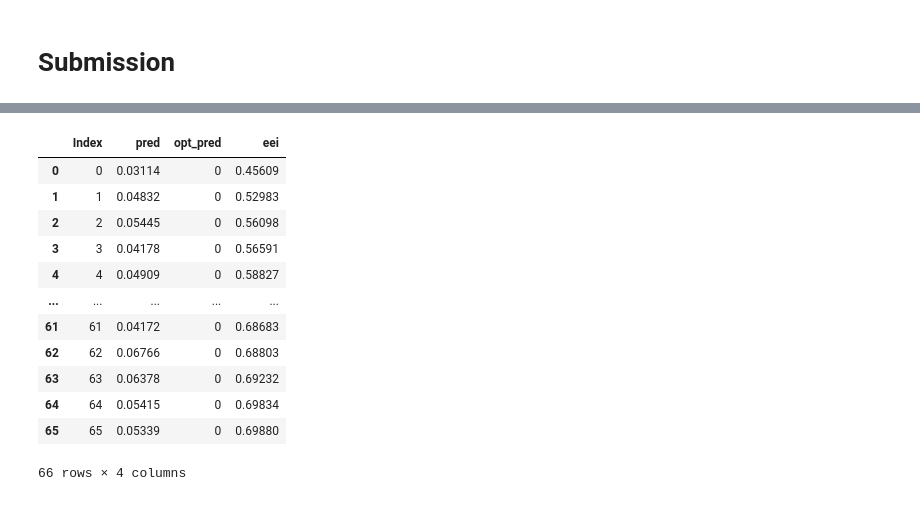
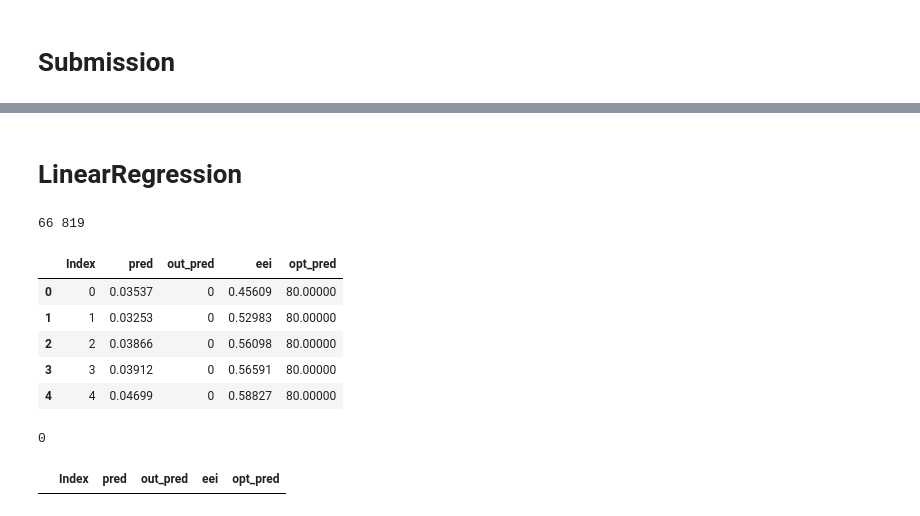
Before and after one commit to daniiomir/prohack_mckinsey_2020, a Jupyter notebook: prohack_solution.ipynb, the cells around one changed output, grey strips where cells are left out. Saved outputs shown, nothing was run; the diff lists cells and outputs as text; code cells hidden in the pictures.

```diff
--- a/prohack_solution.ipynb
+++ b/prohack_solution.ipynb
@@ -332,6 +334,12 @@ Hercules Dwarf
 for i in new_test_galaxy:
     full_test[i] = 0
     scaled_test[i] = 0
+# %%
+full_train = full_train.reindex(sorted(full_train.columns), axis=1)
+full_test = full_test.reindex(sorted(full_test.columns), axis=1)
+
+scaled_train = scaled_train.reindex(sorted(scaled_train.columns), axis=1)
+scaled_test = scaled_test.reindex(sorted(scaled_test.columns), axis=1)
 # %%
 scaled_train
 # %% [output]
@@ -572,25 +560,36 @@ sub.head()
+# %% [markdown]
+# LinearRegression
 # %%
-n_low_eei = sub.loc[sub.eei < 0.7].shape[0]
-n_high_eei = sub.loc[sub.eei >= 0.7].shape[0]
-print(n_low_eei, n_high_eei)
-sub.loc[sub.eei < 0.7, 'opt_pred'] = 99 # 66*99 = 6534 - >10%, <100 each
-sub.loc[sub.eei >= 0.7, 'opt_pred'] = (50000-6534) / n_high_eei # The rest to high eei gs
-# Leaving 5k zillion whatsits to the admin
-sub = sub.drop('eei', axis=1)
+pred_index_lr = model_lr.predict(scaled_test)
+sub_lr = pd.DataFrame({
+    'Index':test.index,
+    'pred':pred_index_lr,
+    'out_pred':0,
+    'eei':full_test['existence expectancy index']
+})
+n_low_eei_lr = sub_lr.loc[sub_lr.eei < 0.7].shape[0]
+n_high_eei_lr = sub_lr.loc[sub_lr.eei >= 0.7].shape[0]
+print(n_low_eei_lr, n_high_eei_lr)
+sub_lr.loc[sub_lr.eei < 0.7, 'opt_pred'] = 80           # 66*80 = 5280 - >10%, <100 each
+sub_lr.loc[sub_lr.eei >= 0.7, 'opt_pred'] = ((50000 - (n_low_eei_lr * 80)) / n_high_eei_lr)        # The rest to high eei gs
+# sub_lr = sub_lr.drop('eei', axis=1)
+# %% [output]
+66 819
 # %%
-ss.to_csv('sub_lr.csv', index=False)
-ss.head()
+sub_lr.to_csv('sub_lr.csv', index=False)
+sub_lr.head()
 # %% [output]
-|  | Index | pred | opt_pred | eei |
-| 0 | 0 | 0.03114 | 0 | 0.45609 |
-| 1 | 1 | 0.04832 | 0 | 0.52983 |
-| 2 | 2 | 0.05445 | 0 | 0.56098 |
-| 3 | 3 | 0.04178 | 0 | 0.56591 |
-| 4 | 4 | 0.04909 | 0 | 0.58827 |
-| ... | ... | ... | ... | ... |
-| 61 | 61 | 0.04172 | 0 | 0.68683 |
-| 62 | 62 | 0.06766 | 0 | 0.68803 |
-| 63 | 63 | 0.06378 | 0 | 0.69232 |
-| 64 | 64 | 0.05415 | 0 | 0.69834 |
-| 65 | 65 | 0.05339 | 0 | 0.69880 |
+|  | Index | pred | out_pred | eei | opt_pred |
+| 0 | 0 | 0.03537 | 0 | 0.45609 | 80.00000 |
+| 1 | 1 | 0.03253 | 0 | 0.52983 | 80.00000 |
+| 2 | 2 | 0.03866 | 0 | 0.56098 | 80.00000 |
+| 3 | 3 | 0.03912 | 0 | 0.56591 | 80.00000 |
+| 4 | 4 | 0.04699 | 0 | 0.58827 | 80.00000 |
-66 rows × 4 columns
+# %%
+sub_lr.out_pred.sum()
+# %% [output]
+0
+# %%
+sub_lr.loc[sub_lr.out_pred > 99]
+# %% [output]
+|  | Index | pred | out_pred | eei | opt_pred |
```
Also changed, not shown: parts of 30 cells of this notebook.
